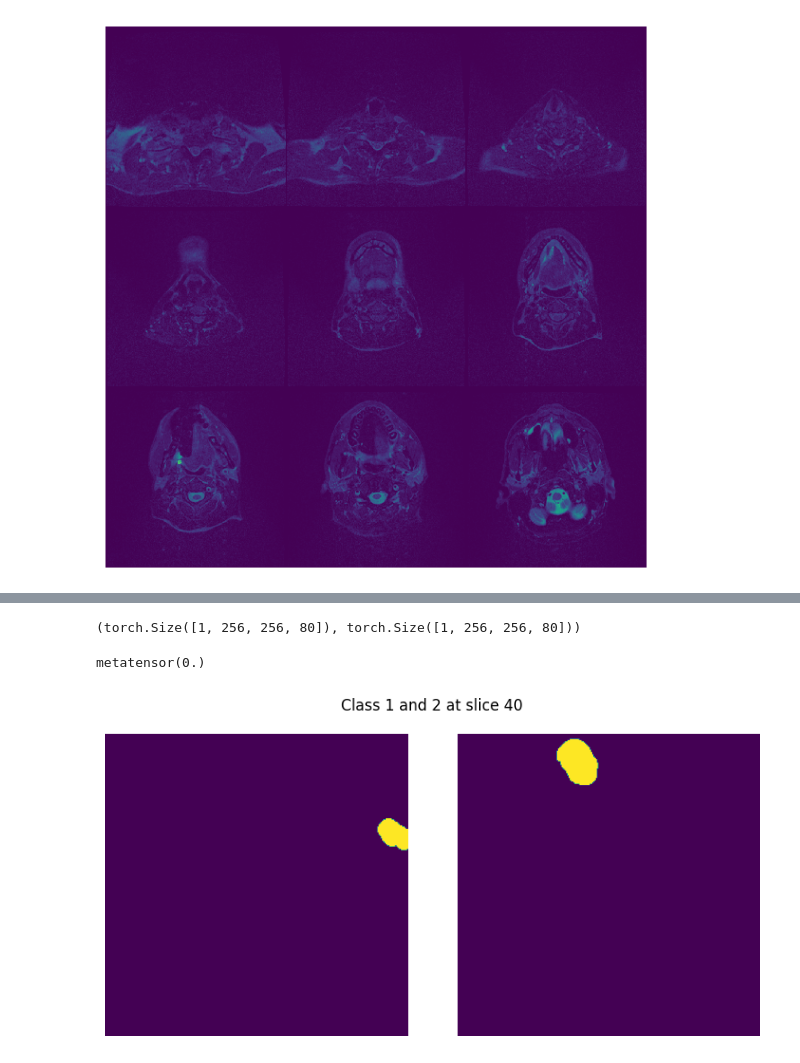
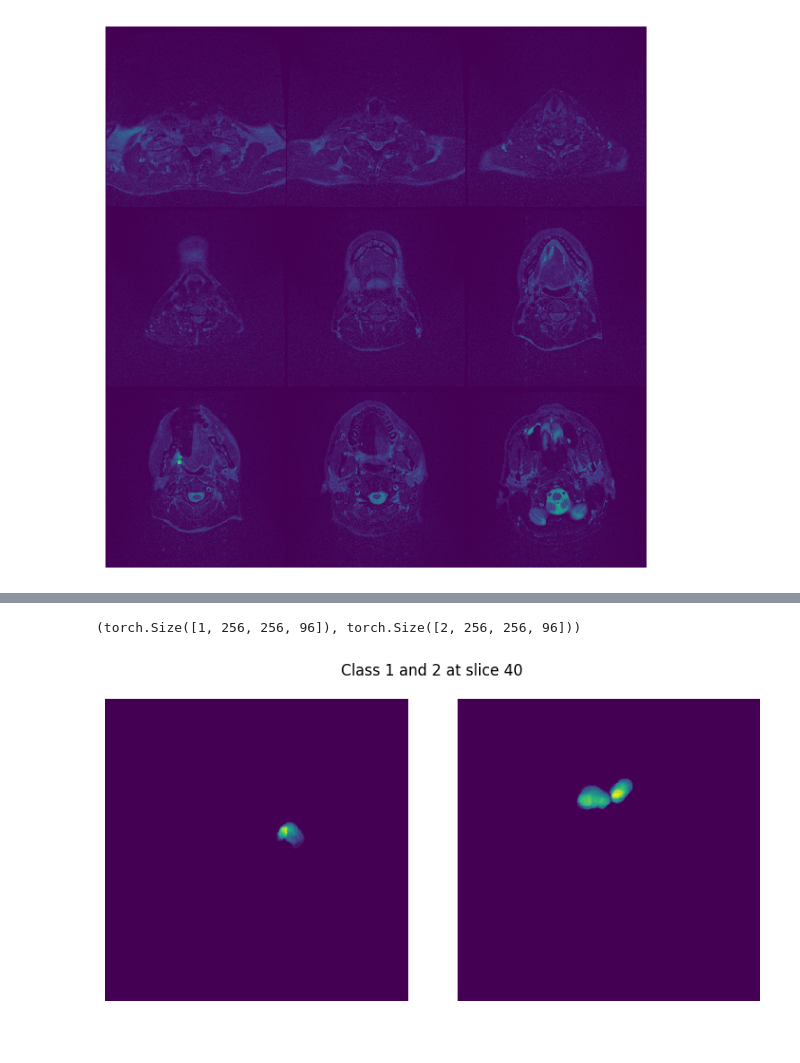
Before and after one commit to andreas122001/tumor-segmentation, a Jupyter notebook: test.ipynb, the cells around one changed output, grey strips where cells are left out. Saved outputs shown, nothing was run; the diff lists cells and outputs as text; code cells hidden in the pictures.

```diff
--- a/test.ipynb
+++ b/test.ipynb
@@ -89,8 +69,21 @@ from monai.transforms import (
     RandScaleIntensityd,
     RandShiftIntensityd,
     MapTransform,
-    AsDiscreted
+    AsDiscreted,
+    Activations,
+    AsDiscrete,
+    Orientationd,
 )
+
+class ConvertLabelIdToChannel(MapTransform):
+    def __call__(self, data):
+        d = dict(data)
+        for key in self.keys:
+            result = []
+            result.append(d[key] == 1)
+            result.append(d[key] == 2)
+            d[key] = torch.stack(result, axis=0).float()
+        return d
 
 device = "cuda"
 data_dicts = create_dataset_dicts("data/train")
@@ -99,68 +92,52 @@ train_transforms = Compose(
         # Load data
         LoadImaged(keys=["image", "mask"]),
         SelectItemsd(keys=["image", "mask"]),
-        EnsureChannelFirstd(keys=["image", "mask"]),
+        ConvertLabelIdToChannel(keys="mask"),
+        EnsureChannelFirstd(keys=["image"]),
 
         # Normalization and cropping
-        RandSpatialCropd(keys=["image", "mask"], roi_size=[256, 256, 80], random_size=False),
+        Orientationd(keys=["image", "mask"], axcodes="RAS"),
+        Spacingd(
+            keys=["image", "mask"],
+            pixdim=(1.0, 1.0, 1.0),
+            mode=("bilinear", "nearest"),
+        ),
+        RandSpatialCropd(keys=["image", "mask"], roi_size=[256, 256, 96], random_size=False),
+        # SpatialCropd(keys=["image", "mask"], roi_center=[256,256,40], roi_size=[196, 196, 80]),
         RandFlipd(keys=["image", "mask"], prob=0.5, spatial_axis=0),
         RandFlipd(keys=["image", "mask"], prob=0.5, spatial_axis=1),
         RandFlipd(keys=["image", "mask"], prob=0.5, spatial_axis=2),
+
         NormalizeIntensityd(keys="image", nonzero=True),
         RandScaleIntensityd(keys="image", factors=0.1, prob=1.0),
         RandShiftIntensityd(keys="image", offsets=0.1, prob=1.0),
 
+
         # Ensure correct size
         Resized(
             keys=["image", "mask"],
-            spatial_size=(256, 256, 80),
+            spatial_size=(256, 256, 96),
             mode=("bilinear", "nearest"),
         ),
     ]
 )
 
-# train_transforms = Compose(
-#     [
-#         # Load data
-#         LoadImaged(keys=["image", "mask"]),
-#         SelectItemsd(keys=["image", "mask"]),
-#         EnsureChannelFirstd(keys=["image", "mask"]),
-#         # Normalization and resizing
-#         NormalizeIntensityd(keys="image"),
-#         Resized(
-#             keys=["image", "mask"],
-#             spatial_size=(256, 256, 80),
-#             mode=("bilinear", "nearest"),
-#         ),
-#         RandRotate90d(keys=["image", "mask"], prob=0.5, spatial_axes=(0, 1)),
-#         ToDeviced(keys=["image", "mask"], device=device),
-#     ]
-# )
 dataset = Dataset(data_dicts, train_transforms)
-dataset[0]['image'].shape, dataset[0]['mask'].shape
+idx=4
+dataset[idx]['image'].shape, dataset[idx]['mask'].shape
 # %% [output]
-(torch.Size([1, 256, 256, 80]), torch.Size([1, 256, 256, 80]))
+(torch.Size([1, 256, 256, 96]), torch.Size([2, 256, 256, 96]))
-# %%
-loss_f = monai.losses.DiceLoss(include_background=False, to_onehot_y=True)
-to_onehot = monai.transforms.AsDiscrete(argmax=False, to_onehot=3)
-
-sample = dataset[1]['mask']
-pred = to_onehot(sample)
-pred[0] = torch.zeros_like(pred[0])
-
-loss_f(pred.unsqueeze(0), sample.unsqueeze(0))
-# %% [output]
-metatensor(0.)
 # %%
 # Visualization of two classes at slice 40
+idx=2
 fig, ax = plt.subplots(1, 2, figsize=(8, 4))
 [a.axis('off') for a in ax]
-ax[0].imshow(dataset[0]['mask'][0, :, :, 40].eq(1).cpu())
-ax[1].imshow(dataset[0]['mask'][0, :, :, 40].eq(2).cpu())
+ax[0].imshow(dataset[idx]['mask'][0, :, :, :].sum(-1).cpu())
+ax[1].imshow(dataset[idx]['mask'][1, :, :, :].sum(-1).cpu())
 fig.suptitle("Class 1 and 2 at slice 40")
 fig.tight_layout();
 # %% [output]
-[figure, old version]
+[figure, new version]
 # %%
 test_transforms = Compose(
     [
```
Also changed, not shown: parts of 13 cells of this notebook, 8 other files.
